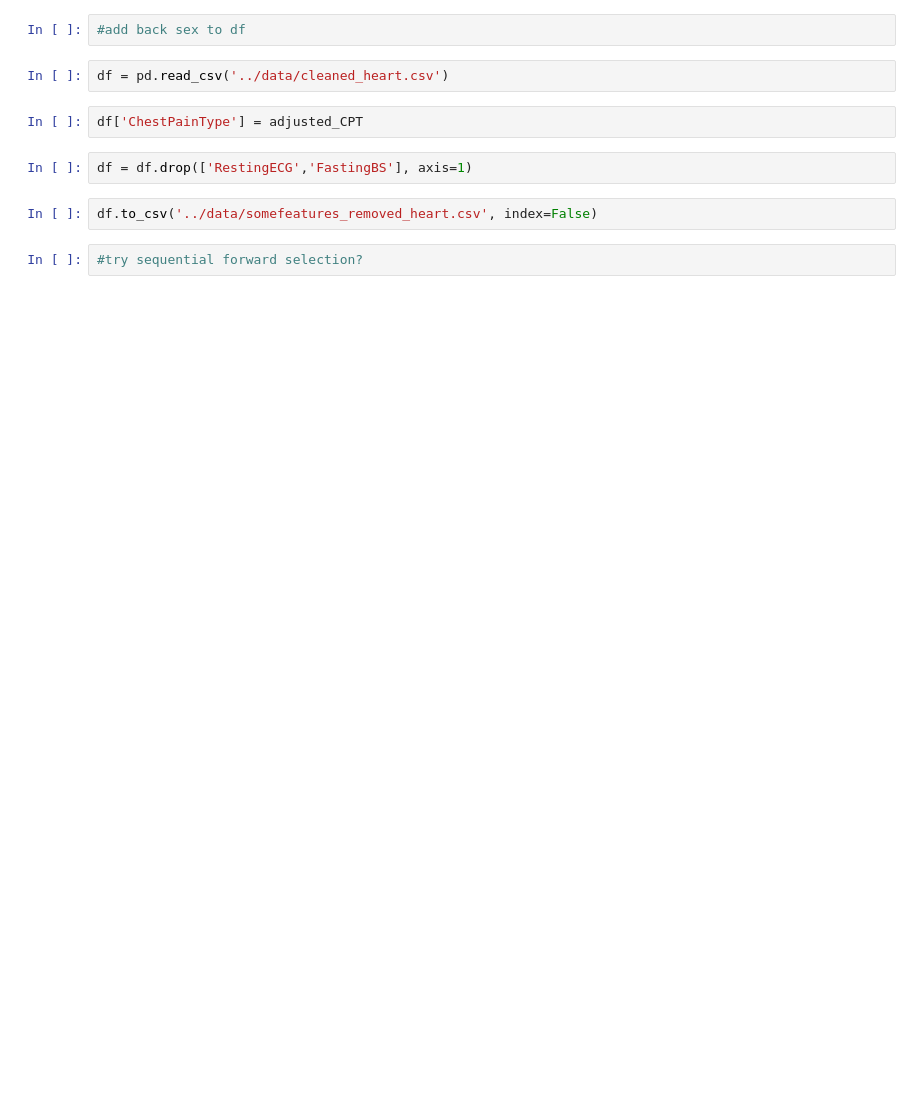
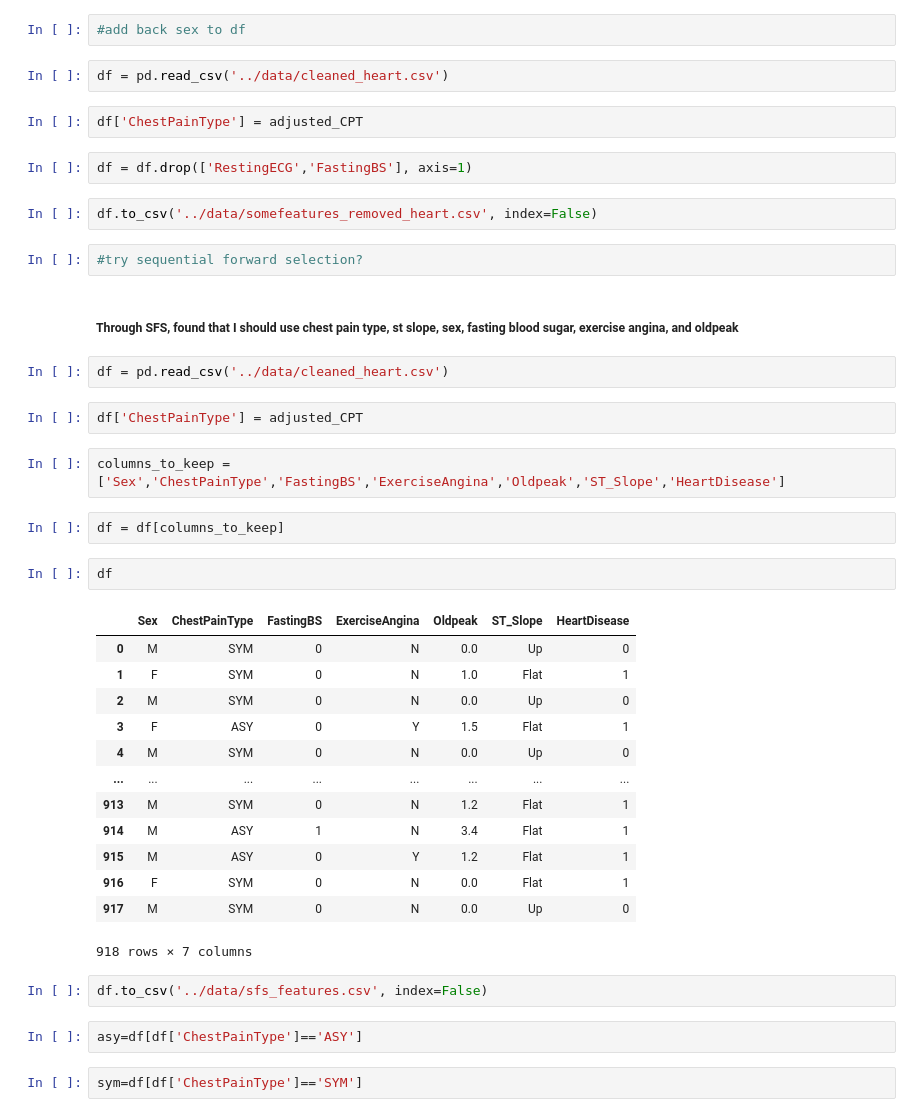
Before and after one commit to zainmmk/Heart-Failure-Prediction, a Jupyter notebook: notebooks/feature_engineering.ipynb, the cells around one changed output. Drawn from its saved outputs; the diff is of its cells as text; blank space fills up the shorter version.

```diff
--- a/notebooks/feature_engineering.ipynb
+++ b/notebooks/feature_engineering.ipynb
@@ -76,3 +76,35 @@ df = df.drop(['RestingECG','FastingBS'], axis=1)
 df.to_csv('../data/somefeatures_removed_heart.csv', index=False)
 # %%
 #try sequential forward selection?
+# %% [markdown]
+##### Through SFS, found that I should use chest pain type, st slope, sex, fasting blood sugar, exercise angina, and oldpeak
+# %%
+df = pd.read_csv('../data/cleaned_heart.csv')
+# %%
+df['ChestPainType'] = adjusted_CPT
+# %%
+columns_to_keep = ['Sex','ChestPainType','FastingBS','ExerciseAngina','Oldpeak','ST_Slope','HeartDisease']
+# %%
+df = df[columns_to_keep]
+# %%
+df
+# %% [output]
+|  | Sex | ChestPainType | FastingBS | ExerciseAngina | Oldpeak | ST_Slope | HeartDisease |
+| 0 | M | SYM | 0 | N | 0.0 | Up | 0 |
+| 1 | F | SYM | 0 | N | 1.0 | Flat | 1 |
+| 2 | M | SYM | 0 | N | 0.0 | Up | 0 |
+| 3 | F | ASY | 0 | Y | 1.5 | Flat | 1 |
+| 4 | M | SYM | 0 | N | 0.0 | Up | 0 |
+| ... | ... | ... | ... | ... | ... | ... | ... |
+| 913 | M | SYM | 0 | N | 1.2 | Flat | 1 |
+| 914 | M | ASY | 1 | N | 3.4 | Flat | 1 |
+| 915 | M | ASY | 0 | Y | 1.2 | Flat | 1 |
+| 916 | F | SYM | 0 | N | 0.0 | Flat | 1 |
+| 917 | M | SYM | 0 | N | 0.0 | Up | 0 |
+918 rows × 7 columns
+# %%
+df.to_csv('../data/sfs_features.csv', index=False)
+# %%
+asy=df[df['ChestPainType']=='ASY']
+# %%
+sym=df[df['ChestPainType']=='SYM']
```
Also changed, not shown: parts of 1 cell of this notebook, 5 other files.
